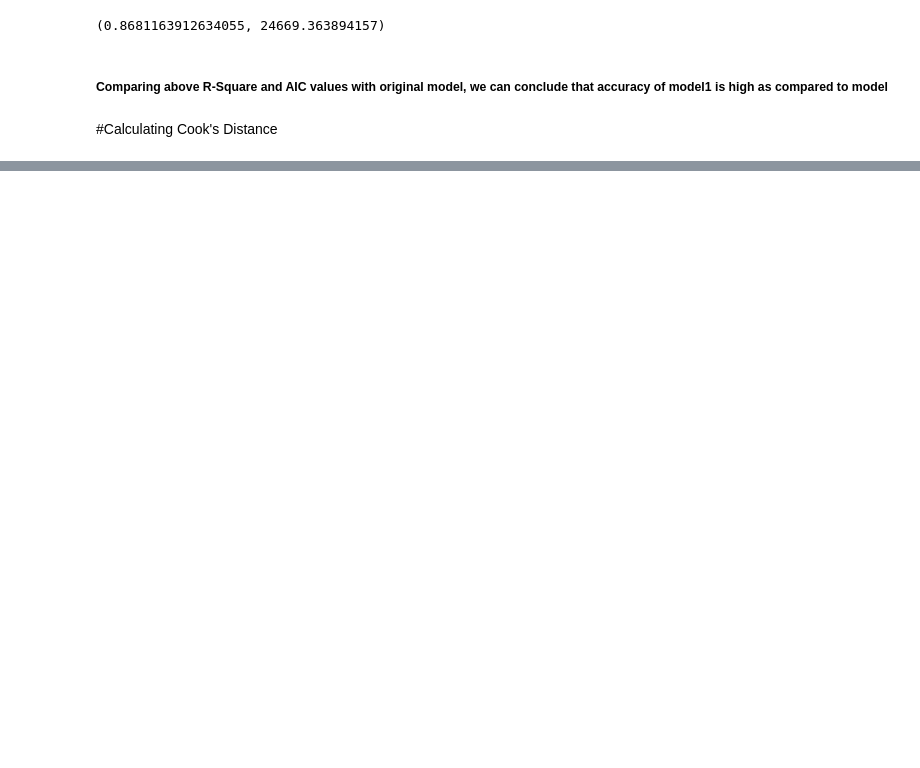
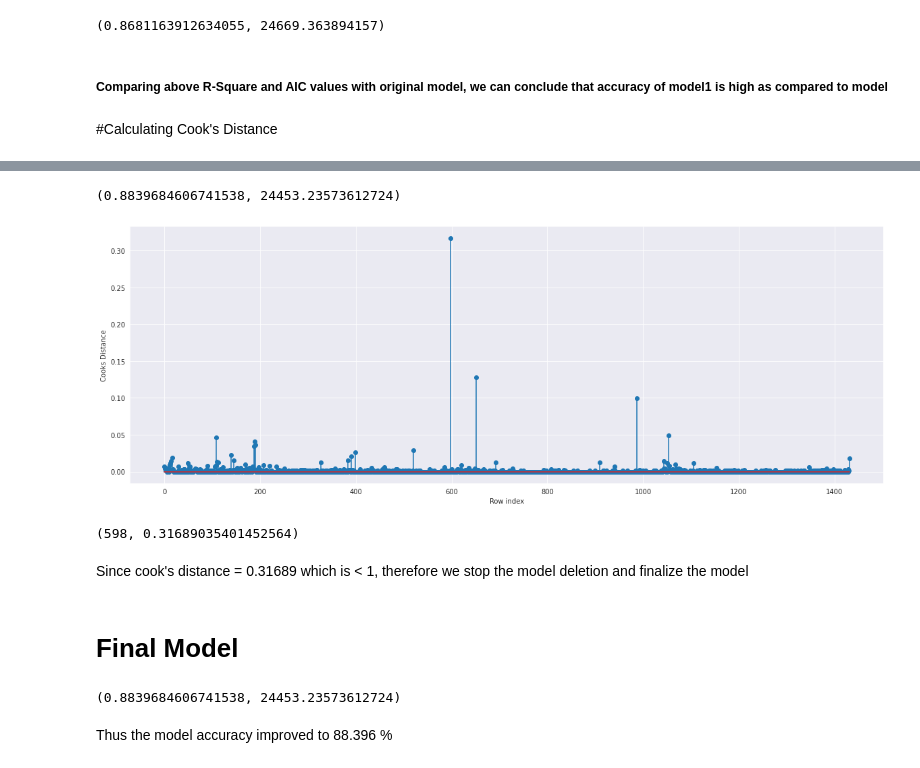
Before and after one commit to RiteshopShrivastava/Assignment_5_Multi_Linear_Regression_Toyota, a Jupyter notebook: Assignment_5_MLR_Toyota_Corolla.ipynb, the cells around one changed output, grey strips where cells are left out. Cells and saved outputs as stored; diff of their text form; code cells hidden in the pictures; blank space fills up the shorter version.

```diff
--- a/Assignment_5_MLR_Toyota_Corolla.ipynb
+++ b/Assignment_5_MLR_Toyota_Corolla.ipynb
@@ -763,0 +736,3 @@ Length: 81, dtype: float64
+# %%
+#Reset the index and re arrange the row values
+toyota6=toyota6.reset_index()
@@ -763,0 +755,3 @@ Length: 81, dtype: float64
+# %%
+# drop the original index
+toyota6=toyota6.drop(['index'],axis=1)
@@ -763,0 +774,33 @@ Length: 81, dtype: float64
+# %%
+#Build the model on the new data
+model3 = smf.ols('Price~Age+KM+HP+Cylinder_vol+Doors+Gears+Q_tax+Weight',data=toyota6).fit()
+(model3.rsquared,model3.aic)
+# %% [output]
+(0.8839684606741538, 24453.23573612724)
+# %%
+#Again check for influencers
+
+(c3, _) = model3.get_influence().cooks_distance
+# %%
+fig= plt.subplots(figsize=(20,7))
+plt.stem(np.arange(len(toyota6)),np.round(c3,3));
+plt.xlabel('Row index')
+plt.ylabel('Cooks Distance');
+# %% [output]
+[figure, added]
+# %%
+# Since cook's distance is < 1, therefore we stop the model deletion
+(np.argmax(c3),np.max(c3))
+# %% [output]
+(598, 0.31689035401452564)
+# %% [markdown]
+Since cook's distance = 0.31689 which is < 1, therefore we stop the model deletion and finalize the model
+# %% [markdown]
+# Final Model
+# %%
+final_model = smf.ols('Price~Age+KM+HP+Cylinder_vol+Doors+Gears+Q_tax+Weight',data=toyota6).fit()
+(final_model.rsquared,final_model.aic)
+# %% [output]
+(0.8839684606741538, 24453.23573612724)
+# %% [markdown]
+Thus the model accuracy improved to 88.396 %
```
Also changed, not shown: parts of 58 cells of this notebook.
